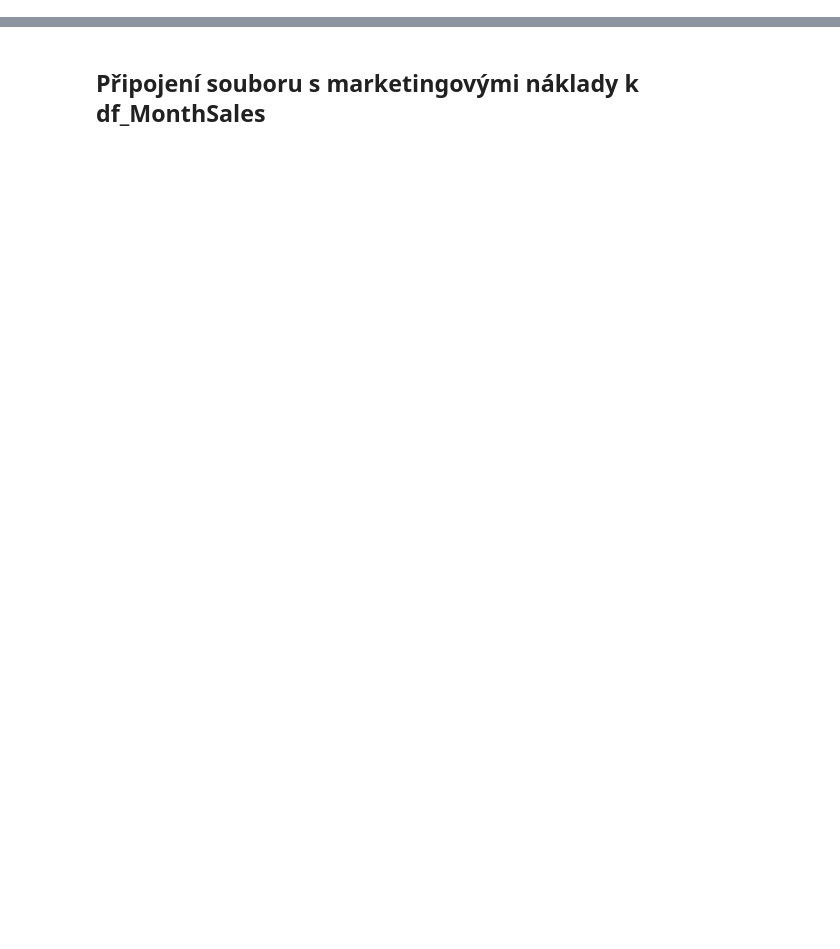
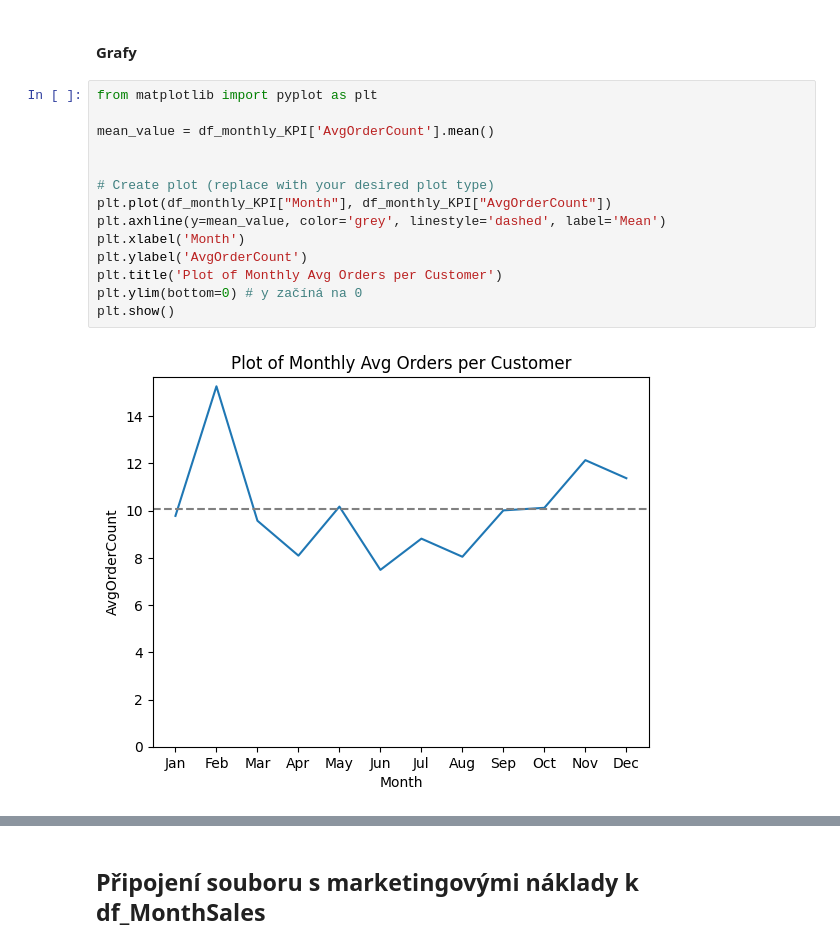
Before and after one commit to reznimat/ppzd_sp, a Jupyter notebook: semestralni_prace.ipynb, the cells around one changed output, grey strips where cells are left out. Drawn from its saved outputs; the diff is of its cells as text; blank space fills up the shorter version.

```diff
--- a/semestralni_prace.ipynb
+++ b/semestralni_prace.ipynb
@@ -266,0 +249,18 @@ plt.show()
+# %% [markdown]
+#### Grafy
+# %%
+from matplotlib import pyplot as plt
+
+mean_value = df_monthly_KPI['AvgOrderCount'].mean()
+
+
+# Create plot (replace with your desired plot type)
+plt.plot(df_monthly_KPI["Month"], df_monthly_KPI["AvgOrderCount"])
+plt.axhline(y=mean_value, color='grey', linestyle='dashed', label='Mean')
+plt.xlabel('Month')
+plt.ylabel('AvgOrderCount')
+plt.title('Plot of Monthly Avg Orders per Customer')
+plt.ylim(bottom=0) # y začíná na 0
+plt.show()
+# %% [output]
+[figure, added]
```
Also changed, not shown: parts of 74 cells of this notebook.
